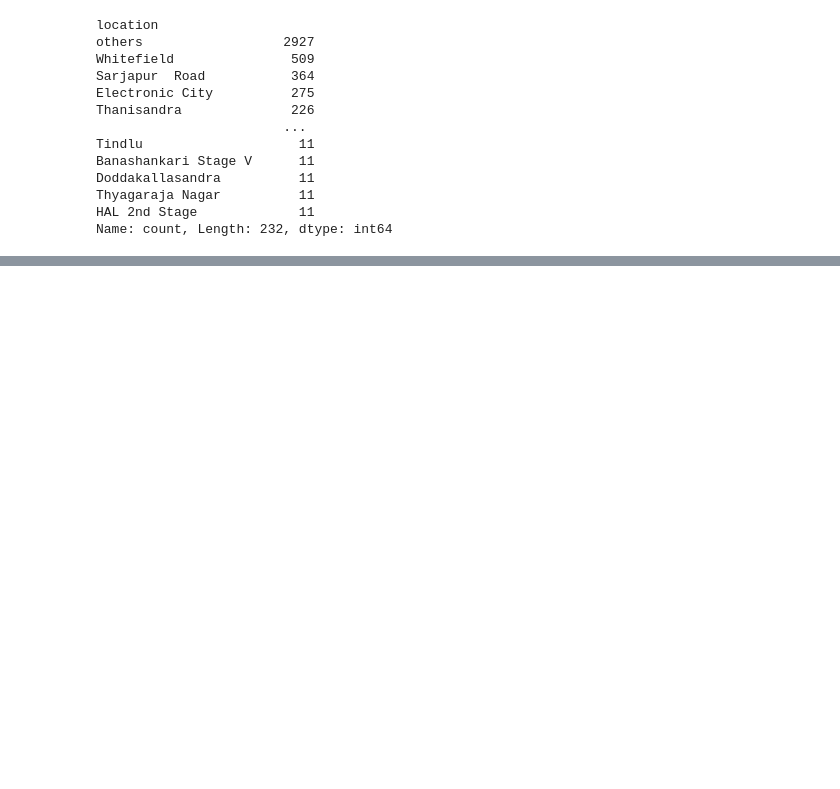
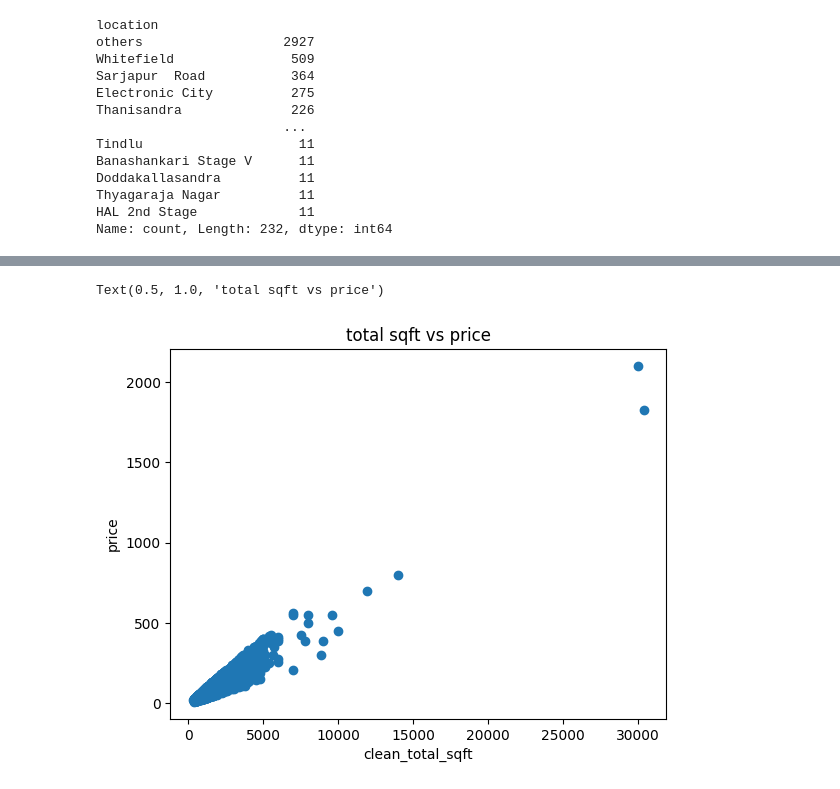
Before and after one commit to roshika1235/Bangolore_house_price_pred, a Jupyter notebook: EDA_ANALYSIS.ipynb, the cells around one changed output, grey strips where cells are left out. Saved outputs shown, nothing was run; the diff lists cells and outputs as text; code cells hidden in the pictures; blank space fills up the shorter version.

```diff
--- a/EDA_ANALYSIS.ipynb
+++ b/EDA_ANALYSIS.ipynb
@@ -88,0 +161,4 @@ Name: count, Length: 232, dtype: int64
+# %%
+## remove pp sfqt
+df=df.drop("price_per_sqft",axis=1)
+df
@@ -88,0 +179,4 @@ Name: count, Length: 232, dtype: int64
+# %%
+df.reset_index(inplace=True)
+df=df.drop("index",axis=1)
+df
@@ -88,0 +197,9 @@ Name: count, Length: 232, dtype: int64
+# %%
+plt.scatter(df['total_sqft'],df['price'])
+plt.xlabel("clean_total_sqft")
+
+plt.ylabel("price")
+plt.title("total sqft vs price")
+# %% [output]
+Text(0.5, 1.0, 'total sqft vs price')
+[figure, added]
```
Also changed, not shown: parts of 29 cells of this notebook.
